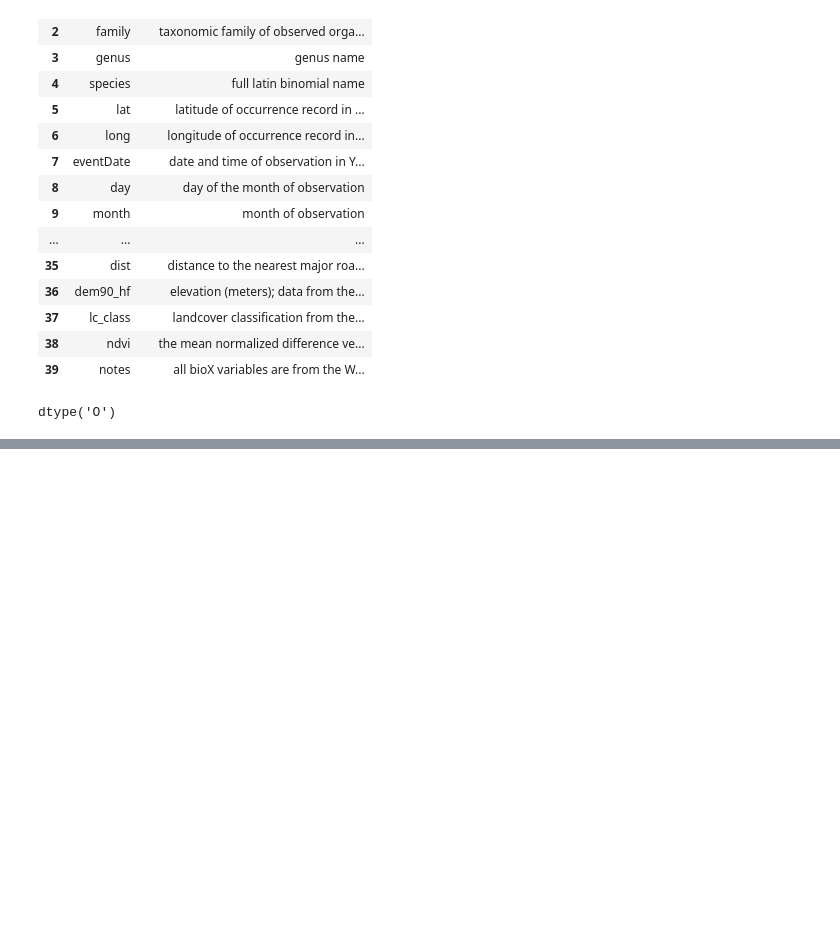
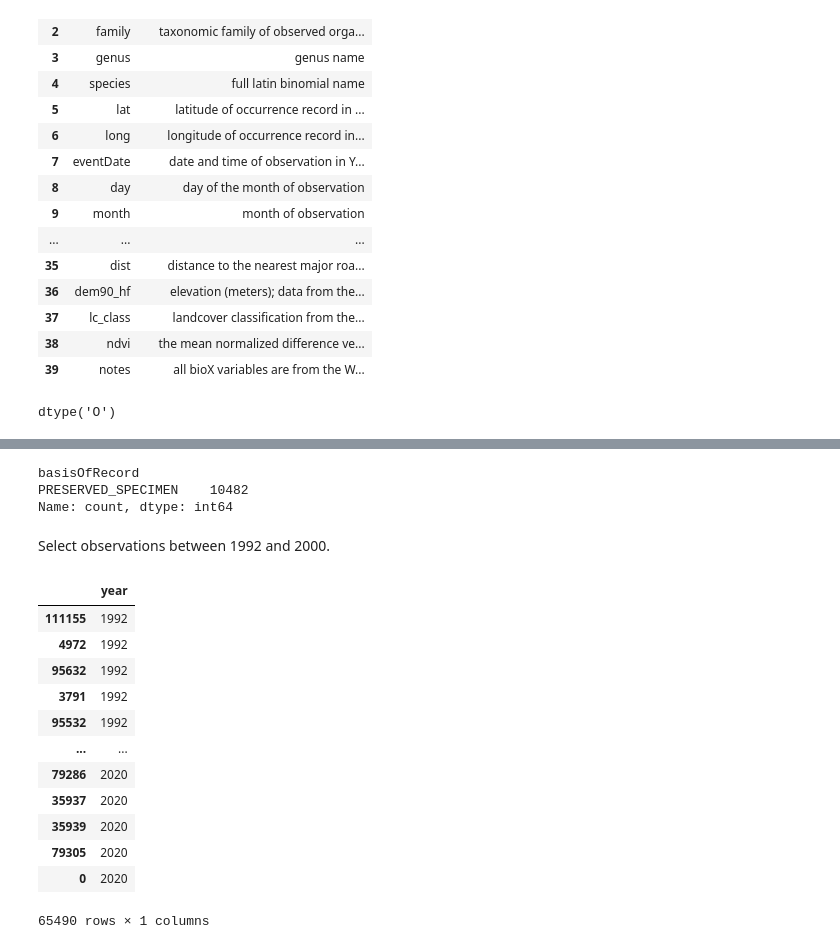
Before and after one commit to veronica-moran/eds220-2026-sections, a Jupyter notebook: section-1-data-selection-drylands.ipynb, the cells around one changed output, grey strips where cells are left out. Drawn from its saved outputs; the diff is of its cells as text; code cells hidden in the pictures; blank space fills up the shorter version.

```diff
--- a/section-1-data-selection-drylands.ipynb
+++ b/section-1-data-selection-drylands.ipynb
@@ -72,0 +219,28 @@ dtype('O')
+# %%
+preserved = prey[prey['basisOfRecord'] == 'PRESERVED_SPECIMEN']
+
+preserved['basisOfRecord'].value_counts() # Checking that only `PRESERVED_SPECIMEN` is the only variable in `basisOfRecord`
+# %% [output]
+basisOfRecord
+PRESERVED_SPECIMEN    10482
+Name: count, dtype: int64
+# %% [markdown]
+Select observations between 1992 and 2000.
+# %%
+prey_years = prey[(prey['year']>=1992) & (prey['year']<=2020)]
+
+prey_years[['year']].sort_values('year')
+# %% [output]
+|  | year |
+| 111155 | 1992 |
+| 4972 | 1992 |
+| 95632 | 1992 |
+| 3791 | 1992 |
+| 95532 | 1992 |
+| ... | ... |
+| 79286 | 2020 |
+| 35937 | 2020 |
+| 35939 | 2020 |
+| 79305 | 2020 |
+| 0 | 2020 |
+65490 rows × 1 columns
```
Also changed, not shown: parts of 20 cells of this notebook.
